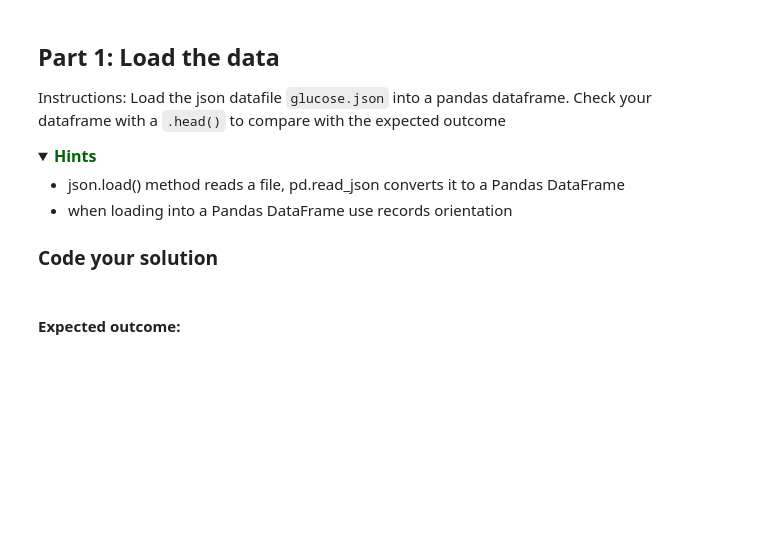
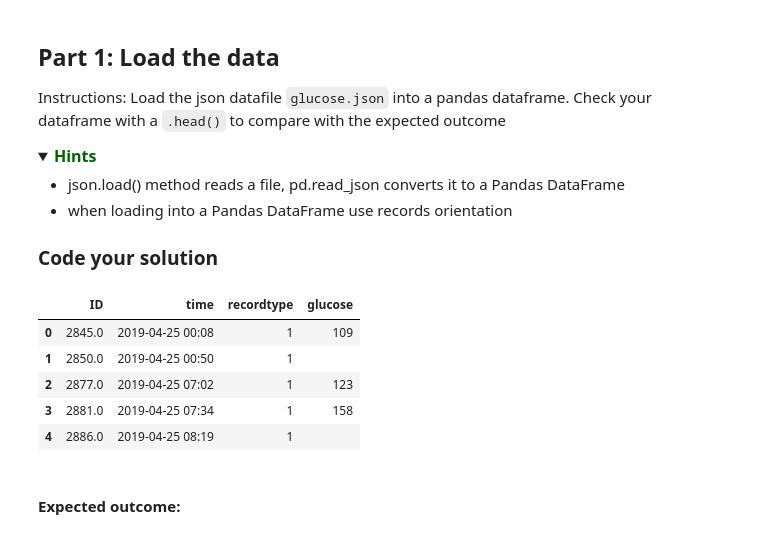
Before and after one commit to stijn-arends/BFVM19PROG1, a Jupyter notebook: assessments/Assignment_week_02.ipynb, the cells around one changed output. Drawn from its saved outputs; the diff is of its cells as text; code cells hidden in the pictures; folded sections open; blank space fills up the shorter version.

```diff
--- a/assessments/Assignment_week_02.ipynb
+++ b/assessments/Assignment_week_02.ipynb
@@ -48,3 +51,21 @@ Instructions: Load the json datafile `glucose.json` into a pandas dataframe. Che
+# %%
+# CODE YOUR SOLUTION HERE
+
+# open en load json file
+file = open("../data/glucose.json")
+json_file = json.load(file)
+file.close()
+
+# Read json file in data frame
+df_glucose = pd.read_json(json_file)
+df_glucose.head()
+# %% [output]
+|  | ID | time | recordtype | glucose |
+| 0 | 2845.0 | 2019-04-25 00:08 | 1 | 109 |
+| 1 | 2850.0 | 2019-04-25 00:50 | 1 |  |
+| 2 | 2877.0 | 2019-04-25 07:02 | 1 | 123 |
+| 3 | 2881.0 | 2019-04-25 07:34 | 1 | 158 |
+| 4 | 2886.0 | 2019-04-25 08:19 | 1 |  |
 # %% [markdown]
 #### Expected outcome:
 # %% [raw]
```
Also changed, not shown: parts of 13 cells of this notebook.
